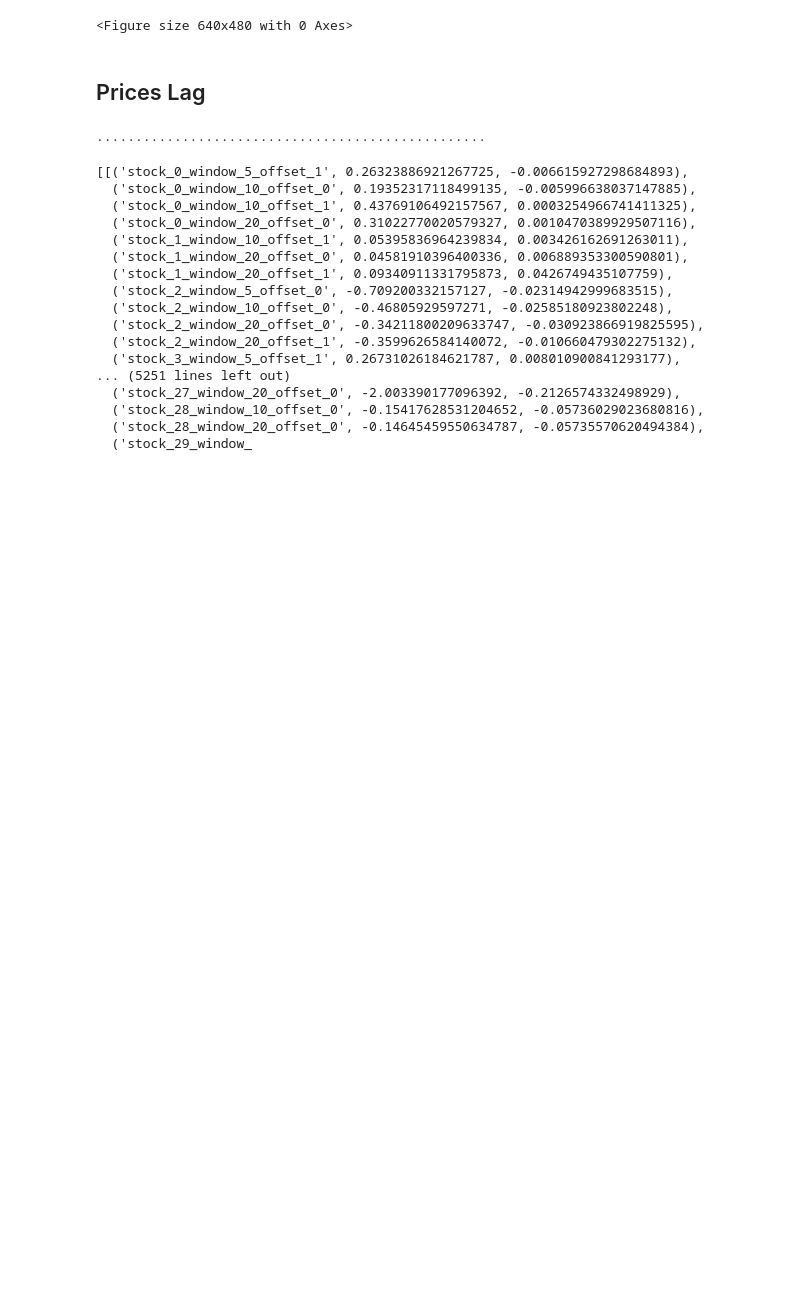
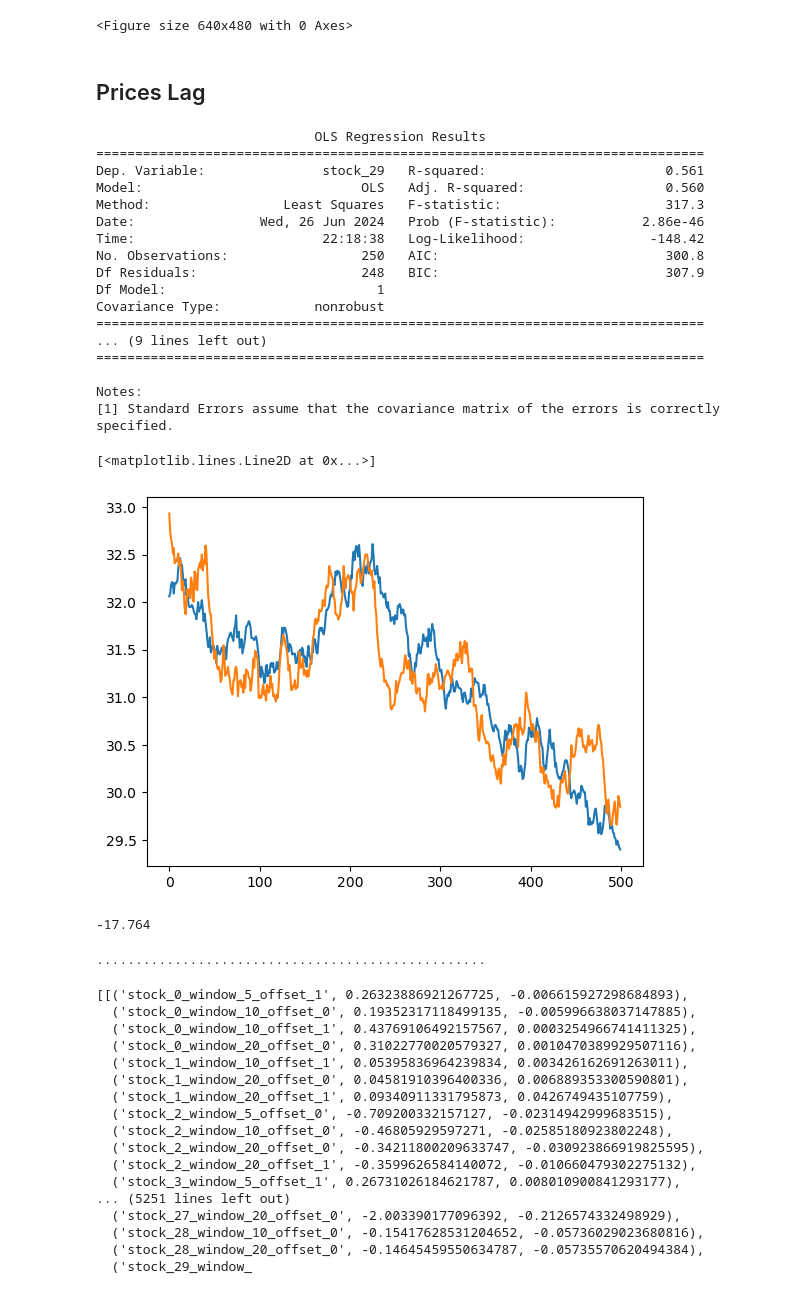
Before and after one commit to TGChenZP/SIG-Hack_AlgoTrading2024__GroupWork__Py, a Jupyter notebook: Lead Lag Correlation.ipynb, the cells around one changed output. Cells and saved outputs as stored; diff of their text form; code cells hidden in the pictures; blank space fills up the shorter version.

```diff
--- a/Lead Lag Correlation.ipynb
+++ b/Lead Lag Correlation.ipynb
@@ -132,17 +132,41 @@ for i in range(number_of_stocks):
                 plt.ylabel(f'stock_{j}_lookback_0')
                 plt.figure()
 # %%
-iv = 'stock_38'
-dv = 'stock_39'
+iv = 'stock_30'
+dv = 'stock_29'
 
-y = df[dv]
-X = sm.add_constant(df[iv])
+y = df_test[dv]
+X = sm.add_constant(df_test[iv])
 testmodel = sm.OLS( y,  X)
 results = testmodel.fit()
 print(results.summary())
 
 plt.plot(df[dv])
 plt.plot(results.predict(sm.add_constant(df[iv])))
+# %% [output]
+                            OLS Regression Results
+==============================================================================
+Dep. Variable:               stock_29   R-squared:                       0.561
+Model:                            OLS   Adj. R-squared:                  0.560
+Method:                 Least Squares   F-statistic:                     317.3
+Date:                Wed, 26 Jun 2024   Prob (F-statistic):           2.86e-46
+Time:                        22:18:38   Log-Likelihood:                -148.42
+No. Observations:                 250   AIC:                             300.8
+Df Residuals:                     248   BIC:                             307.9
+Df Model:                           1
+Covariance Type:            nonrobust
+==============================================================================
+... (9 lines left out)
+==============================================================================
+
+Notes:
+[1] Standard Errors assume that the covariance matrix of the errors is correctly specified.
+[<matplotlib.lines.Line2D at 0x...>]
+[figure, added]
+# %%
+(df[iv] - df[dv]).mean()
+# %% [output]
+-17.764
 # %%
 results.pvalues['stock_38']
 # %%
```
Also changed, not shown: parts of 5 cells of this notebook, 2 other files.
